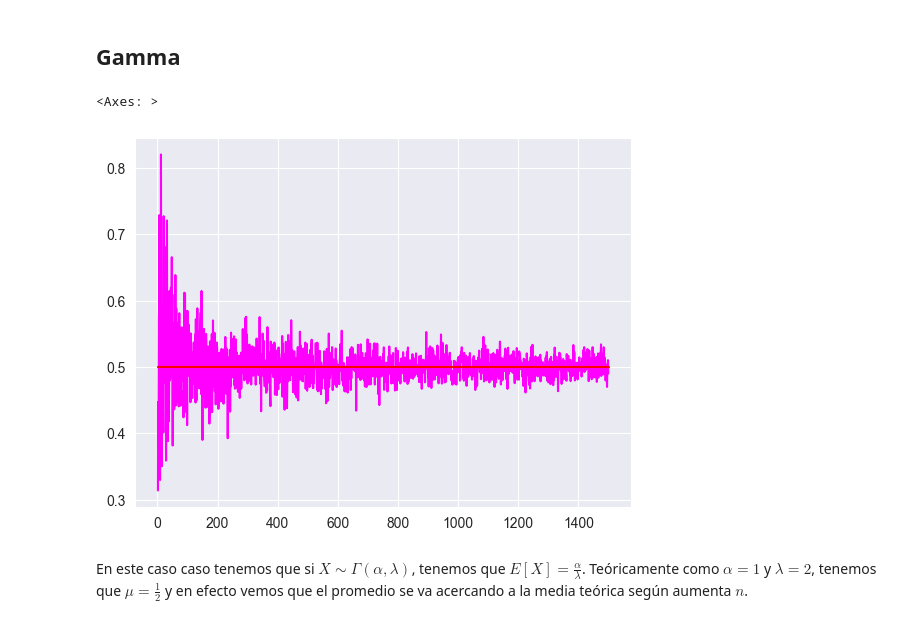
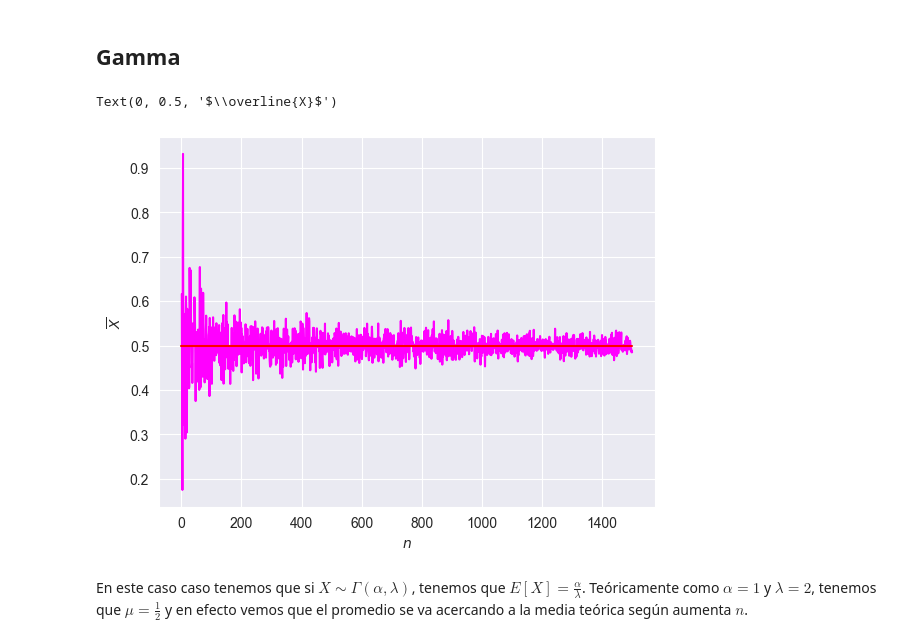
Before and after one commit to 420002464/Portafolio, a Jupyter notebook: LFGN.ipynb, the cells around one changed output. Cells and saved outputs as stored; diff of their text form; code cells hidden in the pictures.

```diff
--- a/LFGN.ipynb
+++ b/LFGN.ipynb
@@ -27,16 +29,18 @@ En el gráfico podemos ver que para una muestra aleatorio de $\mathcal{N}(0,1)$
 # %%
 def gam(a,l,n):
     return np.random.gamma(a, 1/l, size=n)
 alpha = 1
 lamb = 2
 Y = [np.mean(gam(alpha,lamb,i)) for i in range(2,1500)]
 X = [i for i in range(2,1500)]
 sns.set_style("darkgrid")
 sns.lineplot(x=X,y=Y,color='fuchsia')
 sns.lineplot(x=[1,1500], y=alpha/lamb, color='red')
+plt.xlabel('$n$')
+plt.ylabel(r'$\overline{X}$')
 # %% [output]
-<Axes: >
+Text(0, 0.5, '$\\overline{X}$')
-[figure, old version]
+[figure, new version]
 # %% [markdown]
 En este caso caso tenemos que si $X\sim\Gamma(\alpha,\lambda)$, tenemos que $E[X]=\frac{\alpha}{\lambda}$. Teóricamente como $\alpha=1$ y $\lambda=2$, tenemos que $\mu=\frac{1}{2}$ y en efecto vemos que el promedio se va acercando a la media teórica según aumenta $n$.
 # %% [markdown]
```
Also changed, not shown: parts of 5 cells of this notebook.
